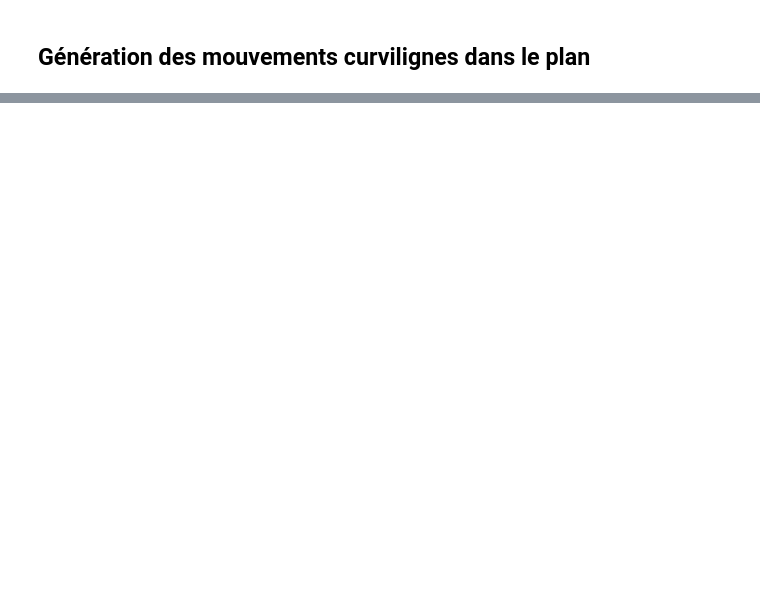
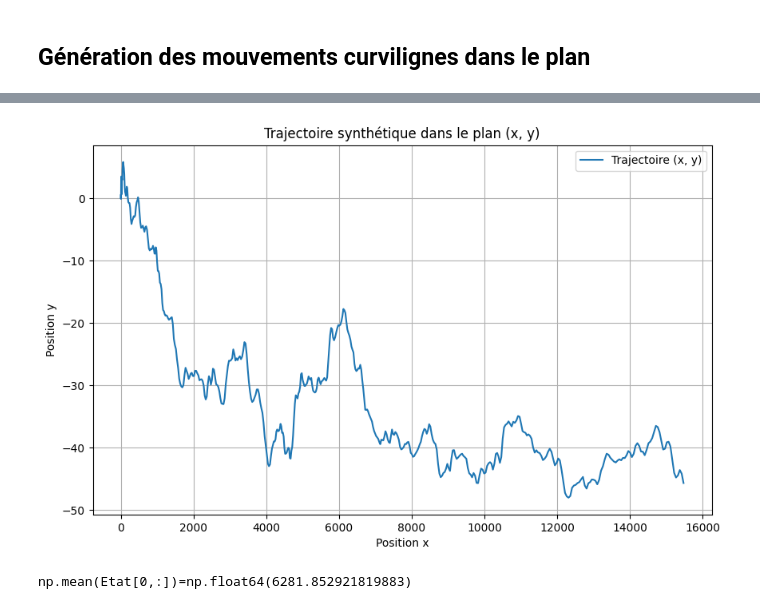
Before and after one commit to getrichthroughcode/Projet-S9, a Jupyter notebook: notebooks/pratique.ipynb, the cells around one changed output, grey strips where cells are left out. Saved outputs shown, nothing was run; the diff lists cells and outputs as text; code cells hidden in the pictures; blank space fills up the shorter version.

```diff
--- a/notebooks/pratique.ipynb
+++ b/notebooks/pratique.ipynb
@@ -262,0 +278,61 @@ plt.show()
+# %%
+import matplotlib.pyplot as plt
+
+def computeBmatrix(state:np.array, a_n_k:float, T:float):
+    """
+    Fonction qui va permettre de calculer la matrice B discrétiser qui dépend de l'état
+    args:
+     state -> np.array état du système à l'instant K
+    return:
+        -> np.array matrice B dans l'équation discrète.
+    """
+    phi_k = np.atan(state[1]/state[3])
+    omega_k = a_n_k / np.sqrt(state[1]**2 + state[3]**2)
+    return np.array([[(1/omega_k)*T*np.cos(phi_k) + (1/omega_k**2)*np.sin(phi_k) - (1/omega_k**2)*np.sin(phi_k+omega_k*T), (1/omega_k**2)*np.cos(phi_k) - (1/omega_k)*T*np.sin(phi_k) - (1/omega_k**2)*np.cos(phi_k+omega_k*T)],
+                     [(1/omega_k)*np.cos(phi_k) - (1/omega_k)*np.cos(phi_k + omega_k*T), (1/omega_k)*np.sin(phi_k + omega_k*T) - (1/omega_k)*np.sin(phi_k)],
+                     [(1/omega_k**2)*np.cos(phi_k) - (1/omega_k)*T*np.sin(phi_k) - (1/omega_k**2)*np.cos(phi_k + omega_k*T), (1/omega_k**2)*np.sin(phi_k + omega_k*T) - (1/omega_k**2)*np.sin(phi_k) - (1/omega_k)*T*np.cos(phi_k)],
+                     [(1/omega_k)*np.sin(phi_k + omega_k*T) - (1/omega_k)*np.sin(phi_k), (1/omega_k)*np.cos(phi_k + omega_k*T) - (1/omega_k)*np.cos(phi_k)]])
+
+def MC_Gen(length:int,T:float, x_0:np.array):
+    Etat = np.zeros(((len(x_0),length)))
+    Etat[:,0] = x_0
+    F = np.array([[1, T, 0, 0],
+                [0, 1, 0, 0],
+                [0, 0, 1, T],
+                [0, 0, 0, 1]])
+
+    Q = np.array([[T**3 / 3, T**2 / 2, 0, 0],
+                  [T**2 / 2, T, 0, 0],
+                  [0, 0, T**3 / 3, T**2 / 2],
+                  [0, 0, T**2 / 2, T]])
+
+    a_k = np.array([0,1])  # point à modifier je veux compute accélération normale et tangentielle, tangentielle premier (numériquement à chaque etat)
+    for k in range(1,length):
+        w_k = np.random.multivariate_normal(mean=[0, 0, 0, 0], cov=Q)
+        R = np.linalg.cholesky(Q)
+        u_k = R @ w_k
+        state = Etat[:,k-1]
+        #v_k = np.sqrt(state[1]**2 + state[3]**2)
+        a_t_k = 2
+        #rayon = 5
+        #a_n_k = v_k**2 / rayon if rayon != 0 else 0
+        #a_k = np.array([a_t_k,a_n_k])
+        a_n_k = a_k[1]
+        B = computeBmatrix(state=state, a_n_k= a_n_k, T=T)
+        Etat[:,k] = F @ Etat[:,k-1] + B @ a_k + u_k # il me faut a_k pour avoir une bonne simulation
+    plt.figure(figsize=(10, 6))
+    plt.plot(Etat[0, :], Etat[2, :], label='Trajectoire (x, y)')
+    plt.title('Trajectoire synthétique dans le plan (x, y)')
+    plt.xlabel('Position x')
+    plt.ylabel('Position y')
+    plt.legend()
+    plt.grid(True)
+    plt.show()
+    print(f"{np.mean(Etat[0,:])=}")
+
+
+
+MC_Gen(500, 1.0, np.array([0,1,0,1]))
+# %% [output]
+[figure, added]
+np.mean(Etat[0,:])=np.float64(6281.852921819883)
```
Also changed, not shown: parts of 4 cells of this notebook, 4 other files.
